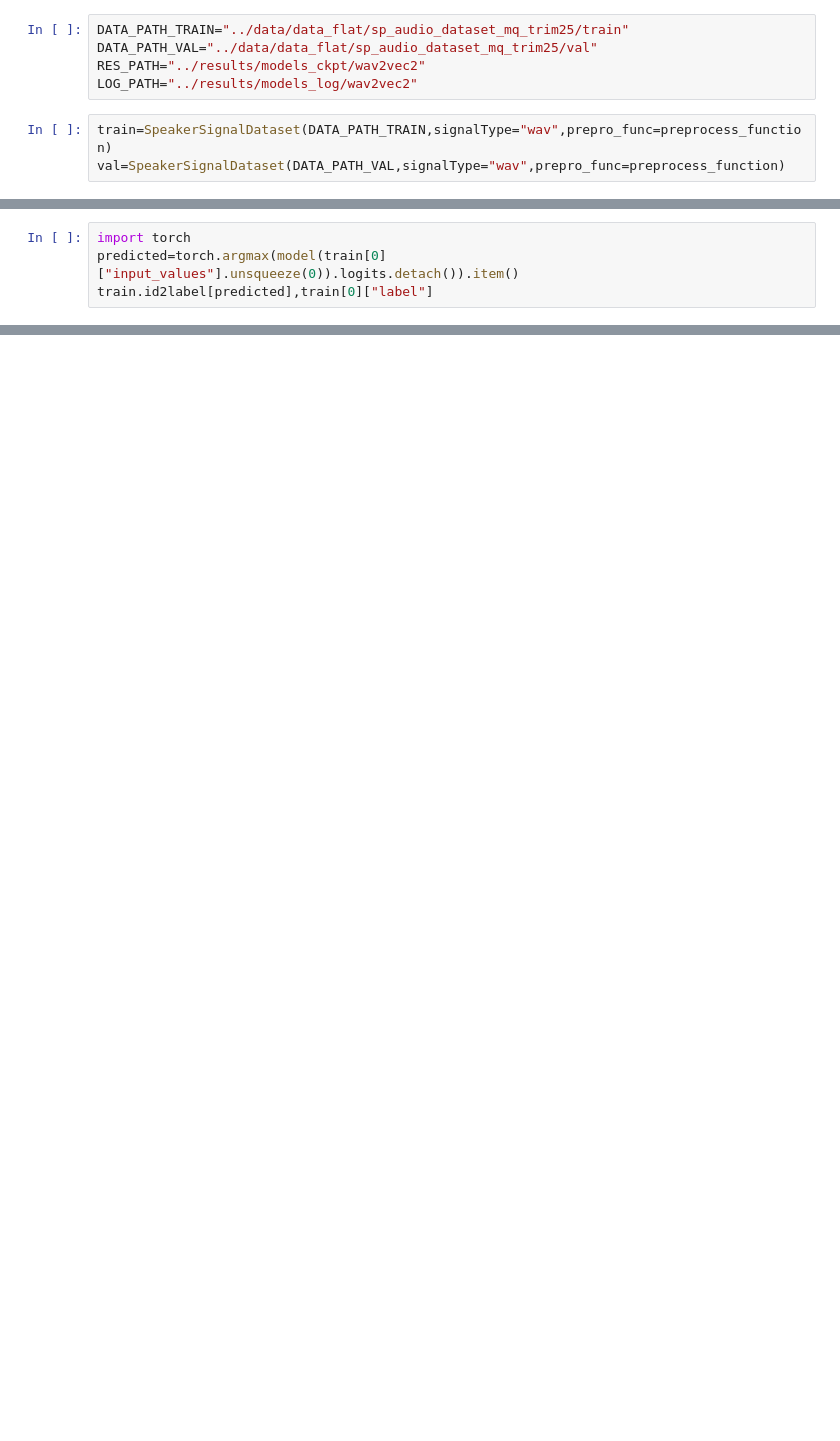
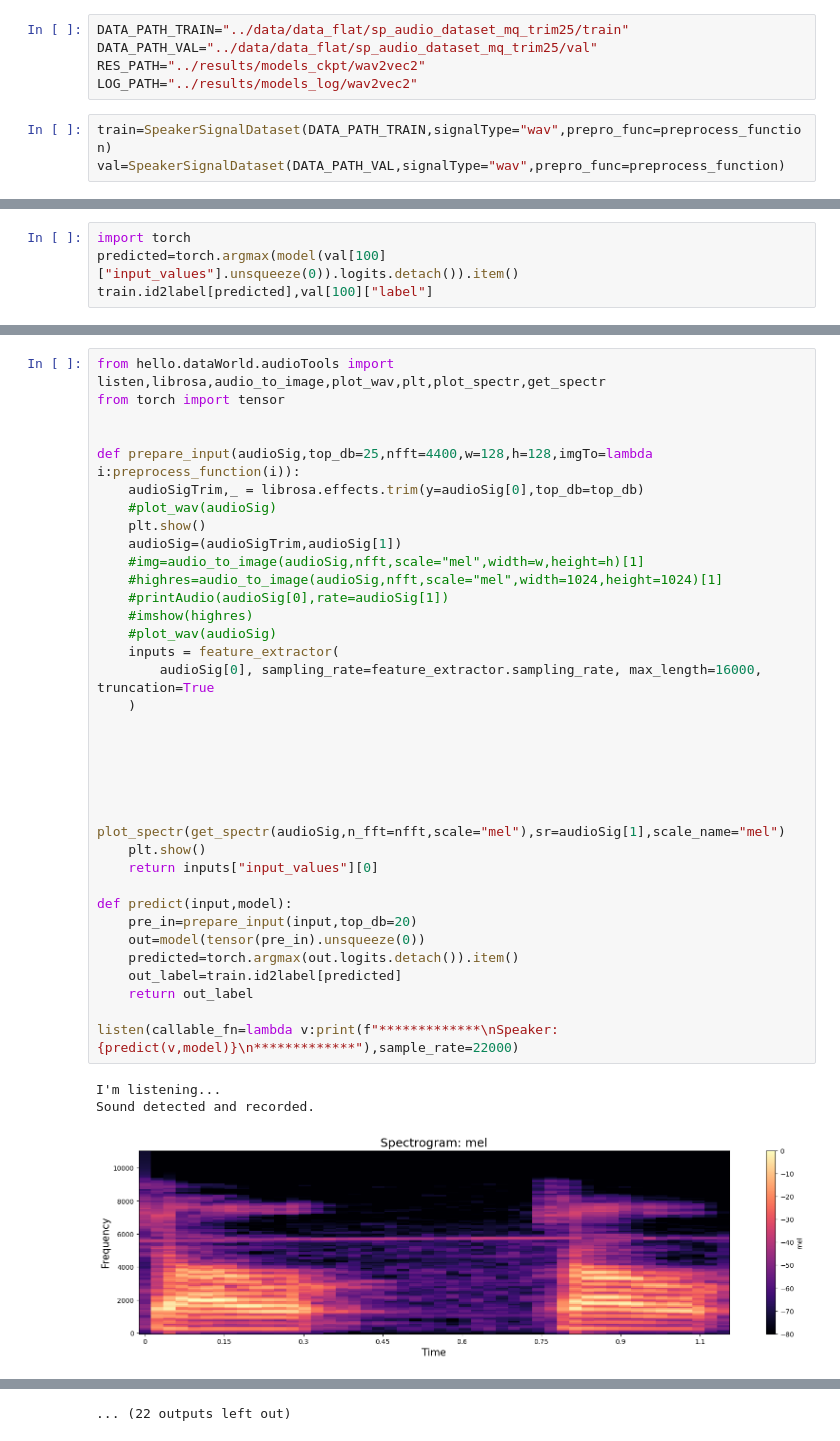
Before and after one commit to alessandropec/data_driven_ai_voice_cloning, a Jupyter notebook: deep_experiments/wav2vec2_hf_experimet.ipynb, the cells around one changed output, grey strips where cells are left out. Saved outputs shown, nothing was run; the diff lists cells and outputs as text; blank space fills up the shorter version.

Commit message:
to do: generalize test function create datasets

```diff
--- a/deep_experiments/wav2vec2_hf_experimet.ipynb
+++ b/deep_experiments/wav2vec2_hf_experimet.ipynb
@@ -77,5 +71,5 @@ KeyboardInterrupt:
 # %%
 import torch
-predicted=torch.argmax(model(train[0]["input_values"].unsqueeze(0)).logits.detach()).item()
-train.id2label[predicted],train[0]["label"]
+predicted=torch.argmax(model(val[100]["input_values"].unsqueeze(0)).logits.detach()).item()
+train.id2label[predicted],val[100]["label"]
 # %% [output]
@@ -82,0 +79,39 @@ train.id2label[predicted],train[0]["label"]
+# %%
+from hello.dataWorld.audioTools import listen,librosa,audio_to_image,plot_wav,plt,plot_spectr,get_spectr
+from torch import tensor
+
+
+def prepare_input(audioSig,top_db=25,nfft=4400,w=128,h=128,imgTo=lambda i:preprocess_function(i)):
+    audioSigTrim,_ = librosa.effects.trim(y=audioSig[0],top_db=top_db)
+    #plot_wav(audioSig)
+    plt.show()
+    audioSig=(audioSigTrim,audioSig[1])
+    #img=audio_to_image(audioSig,nfft,scale="mel",width=w,height=h)[1]
+    #highres=audio_to_image(audioSig,nfft,scale="mel",width=1024,height=1024)[1]
+    #printAudio(audioSig[0],rate=audioSig[1])
+    #imshow(highres)
+    #plot_wav(audioSig)
+    inputs = feature_extractor(
+        audioSig[0], sampling_rate=feature_extractor.sampling_rate, max_length=16000, truncation=True
+    )
+
+
+
+
+
+    plot_spectr(get_spectr(audioSig,n_fft=nfft,scale="mel"),sr=audioSig[1],scale_name="mel")
+    plt.show()
+    return inputs["input_values"][0]
+
+def predict(input,model):
+    pre_in=prepare_input(input,top_db=20)
+    out=model(tensor(pre_in).unsqueeze(0))
+    predicted=torch.argmax(out.logits.detach()).item()
+    out_label=train.id2label[predicted]
+    return out_label
+
+listen(callable_fn=lambda v:print(f"*************\nSpeaker: {predict(v,model)}\n*************"),sample_rate=22000)
+# %% [output]
+I'm listening...
+Sound detected and recorded.
+[figure, added]
@@ -82,0 +148 @@ train.id2label[predicted],train[0]["label"]
+... (22 outputs left out)
```
Also changed, not shown: parts of 9 cells of this notebook, 3 other files.
